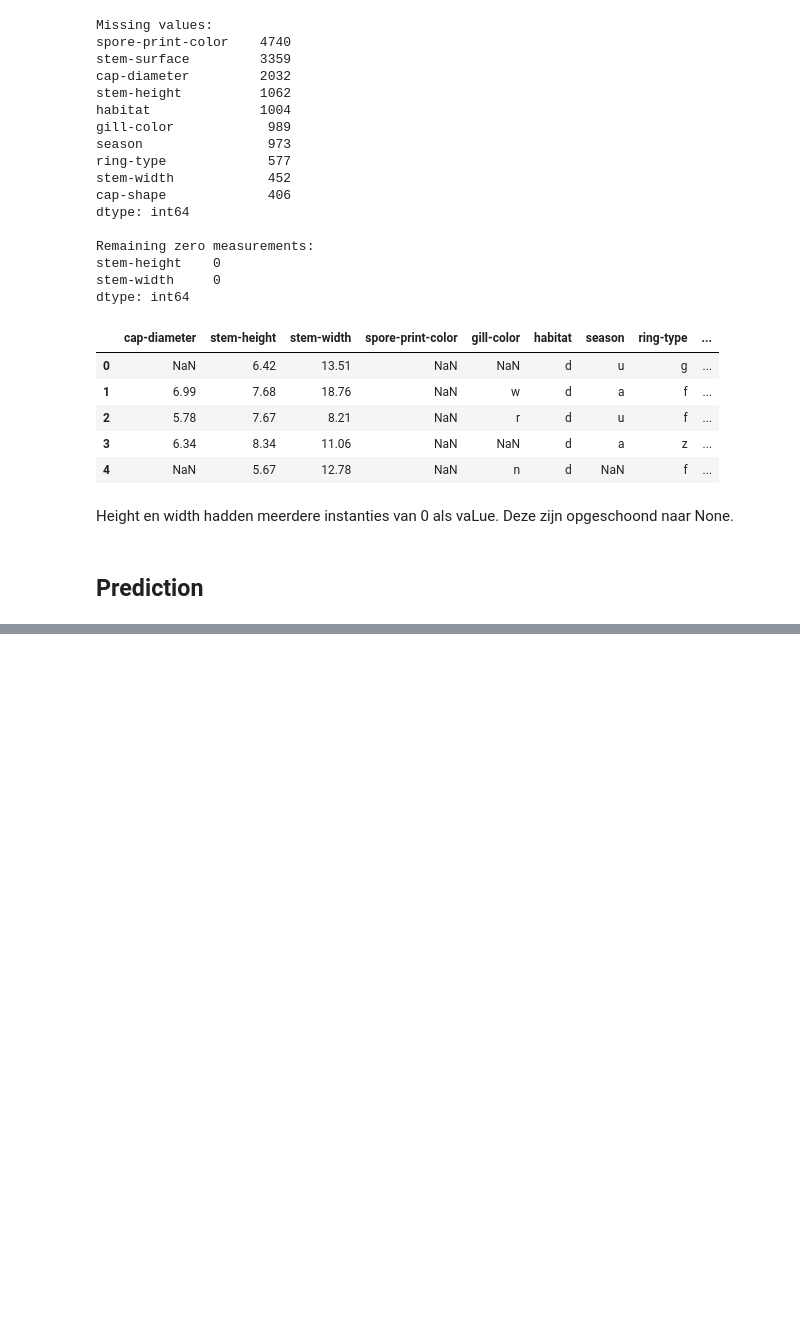
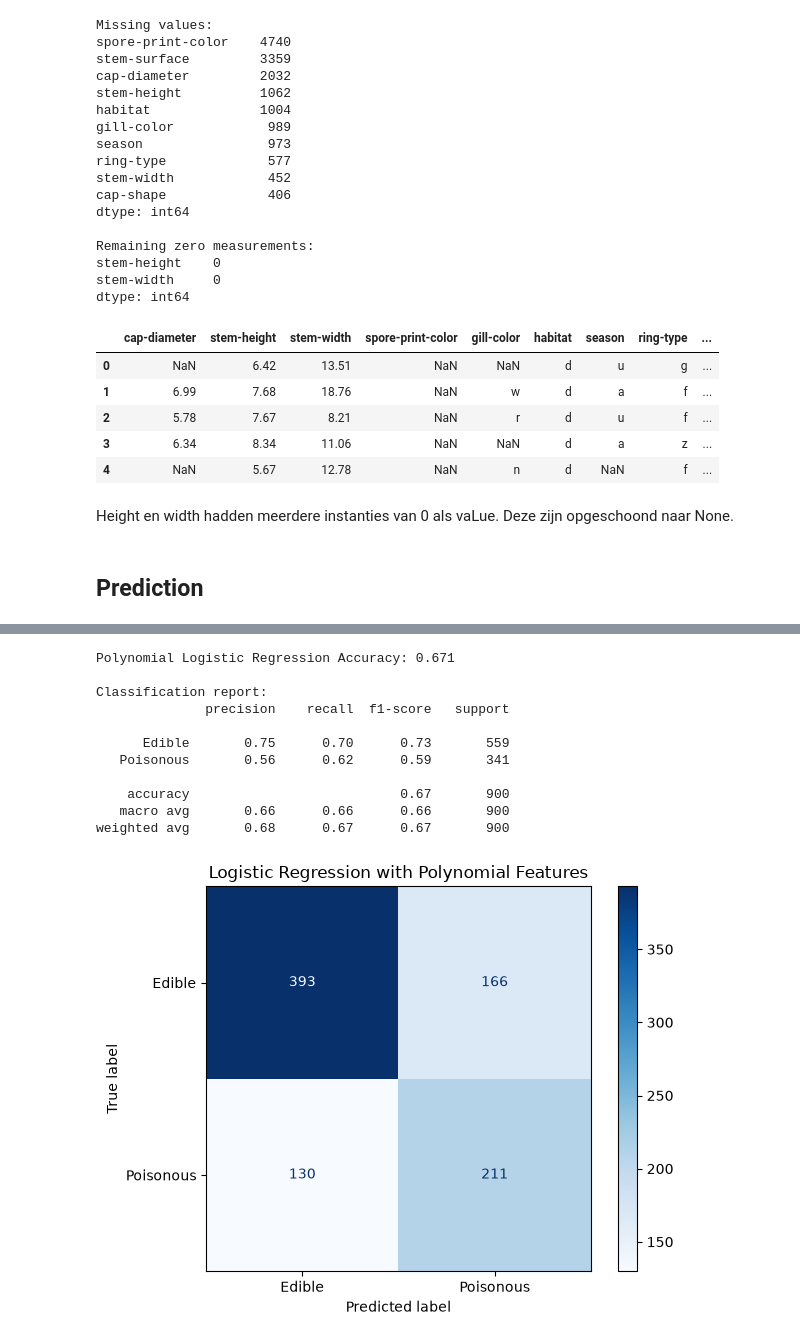
Before and after one commit to JorreVanDyck10/DeepLearningTeam10, a Jupyter notebook: SolutionAndrew/MushroomDataset/mushroom.ipynb, the cells around one changed output, grey strips where cells are left out. Drawn from its saved outputs; the diff is of its cells as text; code cells hidden in the pictures; blank space fills up the shorter version.

```diff
--- a/SolutionAndrew/MushroomDataset/mushroom.ipynb
+++ b/SolutionAndrew/MushroomDataset/mushroom.ipynb
@@ -273,0 +411,39 @@ Het model heeft een accuraatheid van 78%. Het heeft een voorkeur voor edible als
+# %%
+print(
+    f"Polynomial Logistic Regression Accuracy: "
+    f"{accuracy_score(y_test, y_pred_lr_poly):.3f}"
+)
+
+print("\nClassification report:")
+print(classification_report(
+    y_test,
+    y_pred_lr_poly,
+    labels=["e", "p"],
+    target_names=["Edible", "Poisonous"],
+    zero_division=0
+))
+
+ConfusionMatrixDisplay.from_predictions(
+    y_test,
+    y_pred_lr_poly,
+    labels=["e", "p"],
+    display_labels=["Edible", "Poisonous"],
+    cmap="Blues"
+)
+
+plt.title("Logistic Regression with Polynomial Features")
+plt.tight_layout()
+plt.show()
+# %% [output]
+Polynomial Logistic Regression Accuracy: 0.671
+
+Classification report:
+              precision    recall  f1-score   support
+
+      Edible       0.75      0.70      0.73       559
+   Poisonous       0.56      0.62      0.59       341
+
+    accuracy                           0.67       900
+   macro avg       0.66      0.66      0.66       900
+weighted avg       0.68      0.67      0.67       900
+[figure, added]
```
Also changed, not shown: parts of 15 cells of this notebook, 2 other files.
